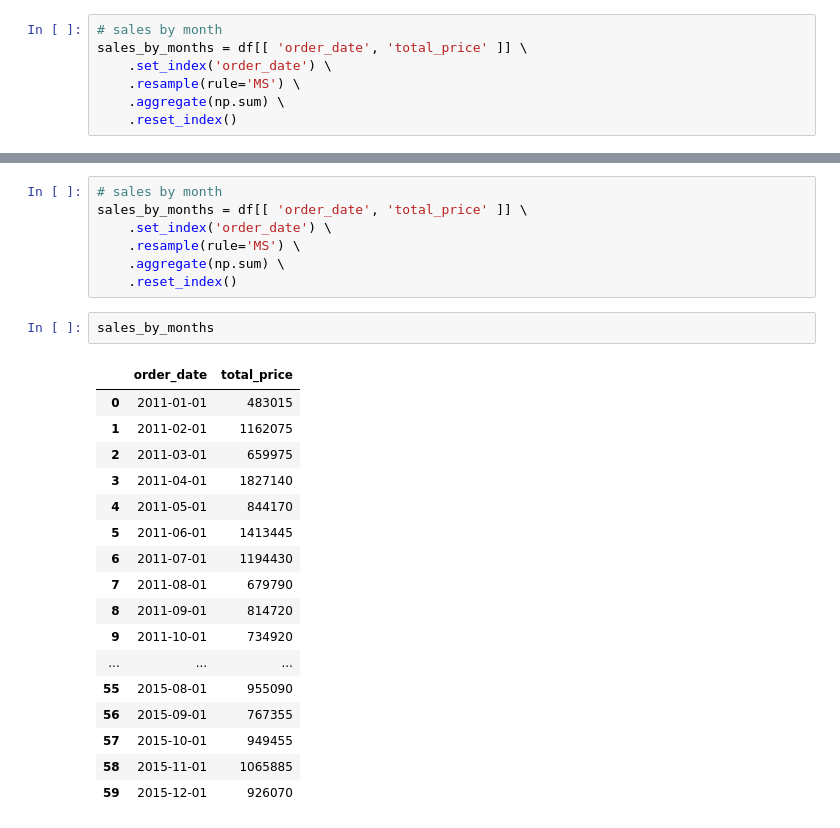
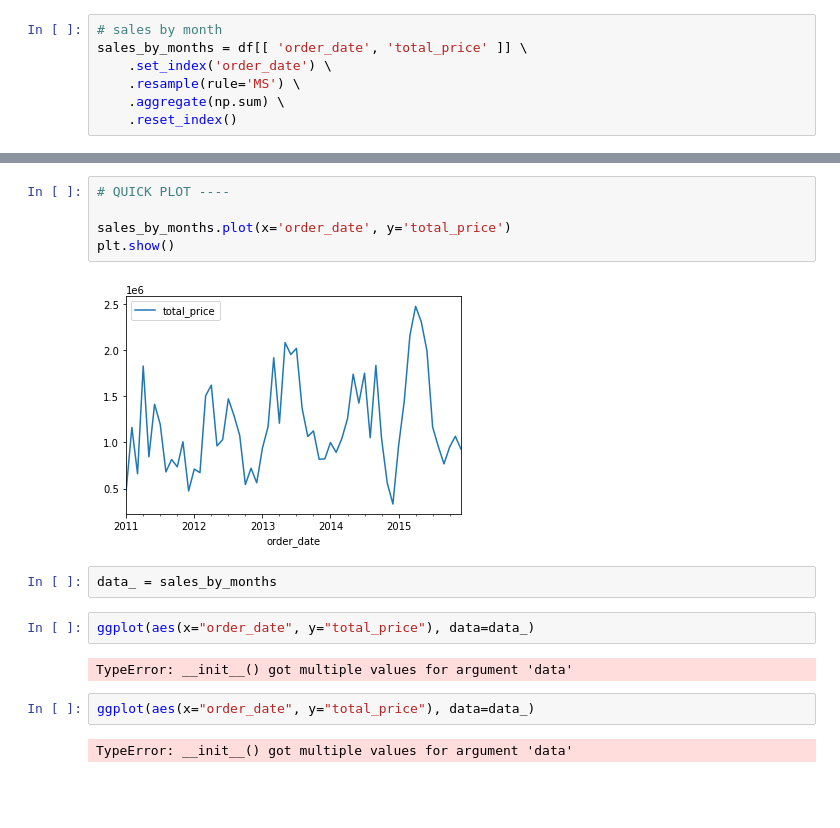
Before and after one commit to boodscode237/DS48_101, a Jupyter notebook: main.ipynb, the cells around one changed output, grey strips where cells are left out. Drawn from its saved outputs; the diff is of its cells as text; blank space fills up the shorter version.

Commit message:
sales by months

```diff
--- a/main.ipynb
+++ b/main.ipynb
@@ -883,27 +937,17 @@ df[[ 'order_date', 'total_price' ]] \
-# %%
-# sales by month
-sales_by_months = df[[ 'order_date', 'total_price' ]] \
-    .set_index('order_date') \
-    .resample(rule='MS') \
-    .aggregate(np.sum) \
-    .reset_index()
-# %%
-sales_by_months
-# %% [output]
-|  | order_date | total_price |
-| 0 | 2011-01-01 | 483015 |
-| 1 | 2011-02-01 | 1162075 |
-| 2 | 2011-03-01 | 659975 |
-| 3 | 2011-04-01 | 1827140 |
-| 4 | 2011-05-01 | 844170 |
-| 5 | 2011-06-01 | 1413445 |
-| 6 | 2011-07-01 | 1194430 |
-| 7 | 2011-08-01 | 679790 |
-| 8 | 2011-09-01 | 814720 |
-| 9 | 2011-10-01 | 734920 |
-| ... | ... | ... |
-| 55 | 2015-08-01 | 955090 |
-| 56 | 2015-09-01 | 767355 |
-| 57 | 2015-10-01 | 949455 |
-| 58 | 2015-11-01 | 1065885 |
-| 59 | 2015-12-01 | 926070 |
+# %%
+# QUICK PLOT ----
+
+sales_by_months.plot(x='order_date', y='total_price')
+plt.show()
+# %% [output]
+[figure, added]
+# %%
+data_ = sales_by_months
+# %%
+ggplot(aes(x="order_date", y="total_price"), data=data_)
+# %% [output]
+TypeError: __init__() got multiple values for argument 'data'
+# %%
+ggplot(aes(x="order_date", y="total_price"), data=data_)
+# %% [output]
+TypeError: __init__() got multiple values for argument 'data'
```
Also changed, not shown: parts of 12 cells of this notebook.
